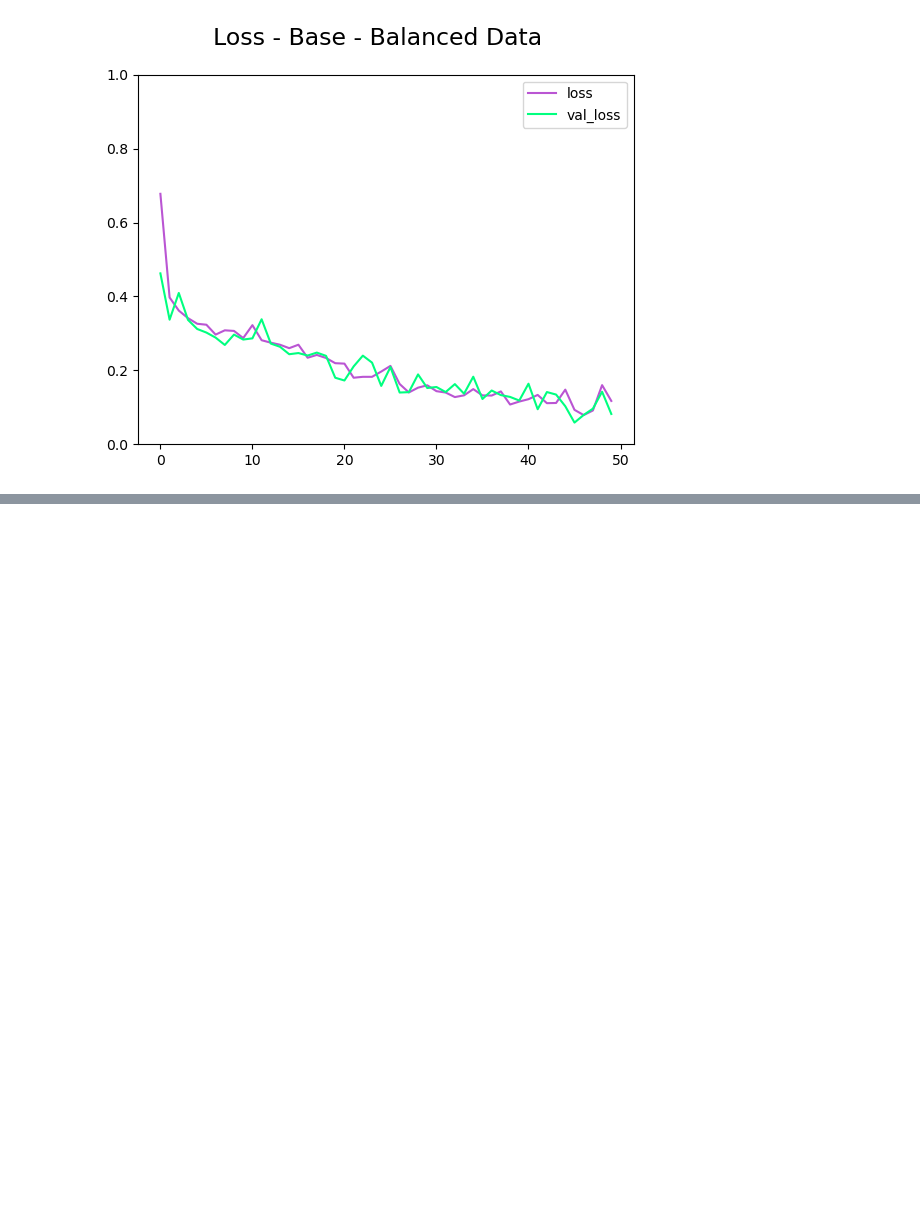
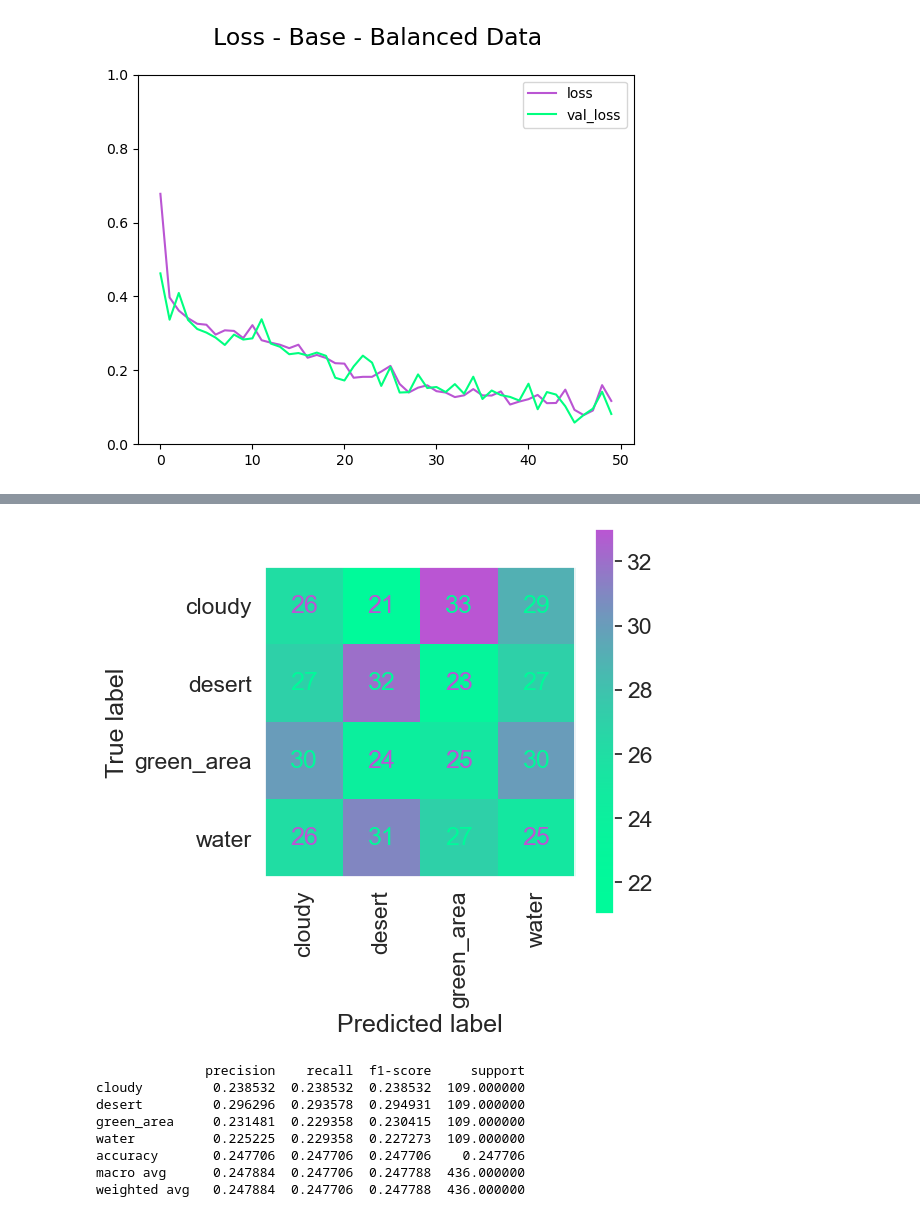
Before and after one commit to Evangelos-Z/sat_img_class_ironhack_final_project, a Jupyter notebook: satimclass_models_base_keras_.ipynb, the cells around one changed output, grey strips where cells are left out. Drawn from its saved outputs; the diff is of its cells as text; code cells hidden in the pictures; blank space fills up the shorter version.

```diff
--- a/satimclass_models_base_keras_.ipynb
+++ b/satimclass_models_base_keras_.ipynb
@@ -436,3 +400,10 @@ Found 436 images belonging to 4 classes.
+# %%
+# Compiling model
+model.compile(
+    optimizer=keras.optimizers.Adamax(learning_rate=0.001),
+    loss="categorical_crossentropy",
+    metrics=["accuracy"],
+)
 # %%
 step_size_btrain = train_bal_ds.n//train_bal_ds.batch_size
 step_size_bval = val_bal_ds.n//val_bal_ds.batch_size
@@ -552,0 +484,36 @@ weighted avg   0.254404  0.254587  0.254473  436.000000
+# %%
+# Creating customized colormap for the confusion matrix
+colors = [[0/255, 250/255, 154/255], [186/255, 85/255, 211/255]] # first color is MediumSpringGreen, last is MediumOrchid
+cm_funky = LinearSegmentedColormap.from_list(
+        "Custom", colors, N=256, gamma = 2)
+# mat = np.indices((10,10))[1]
+# plt.imshow(mat, cmap=cm)
+# plt.show()
+# %%
+true_labels = val_bal_ds.classes
+
+# predictions
+pred_bal_base = model.predict(val_bal_ds)
+pred_labels = np.argmax(pred_bal_base, axis=-1)
+
+# compute the confusion matrix
+cm_bal_base = confusion_matrix(true_labels, pred_labels)
+
+# class names
+class_names = list(val_bal_ds.class_indices.keys())
+
+# plot the confusion matrix
+fig, ax = plt.subplots(figsize=(5, 5))  # Increase the size of the figure
+cm_viz = ConfusionMatrixDisplay(confusion_matrix=cm_bal_base, display_labels=class_names)
+#sns.heatmap(cm_bal_base, annot=True, linewidth=.5, cbar = False, cmap=cm, display_labels=class_names, xticks_rotation='vertical')
+cm_viz.plot(ax=ax, cmap=cm_funky, xticks_rotation='vertical')
+ax.grid(False)
+plt.show()
+
+sns.set(font_scale=1.5)
+report = classification_report(true_labels, pred_labels, target_names=class_names, output_dict=True)
+df_report = pd.DataFrame(report).transpose()
+
+# report as a dataframe
+print(df_report)
+# %% [output]
@@ -552,0 +521,9 @@ weighted avg   0.254404  0.254587  0.254473  436.000000
+[figure, added]
+              precision    recall  f1-score     support
+cloudy         0.238532  0.238532  0.238532  109.000000
+desert         0.296296  0.293578  0.294931  109.000000
+green_area     0.231481  0.229358  0.230415  109.000000
+water          0.225225  0.229358  0.227273  109.000000
+accuracy       0.247706  0.247706  0.247706    0.247706
+macro avg      0.247884  0.247706  0.247788  436.000000
+weighted avg   0.247884  0.247706  0.247788  436.000000
```
Also changed, not shown: parts of 61 cells of this notebook.
